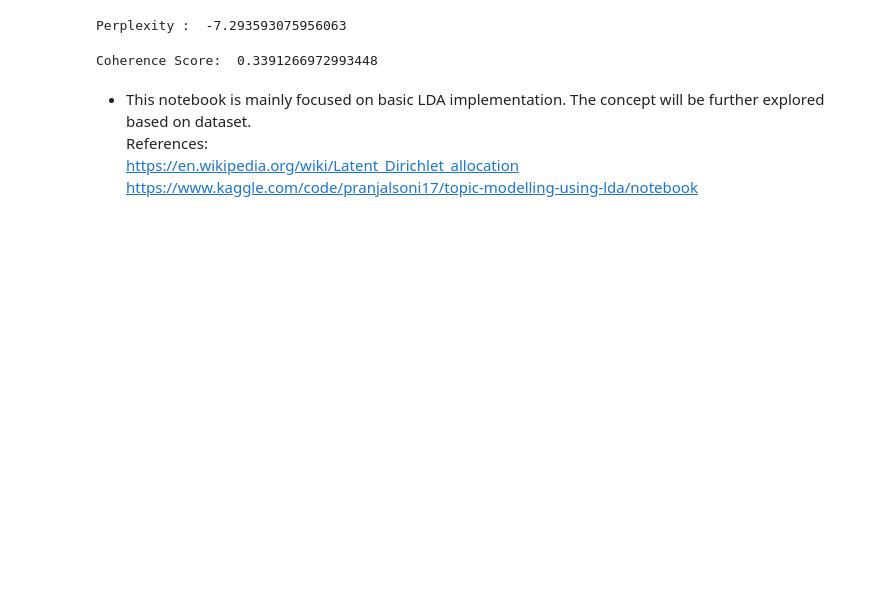
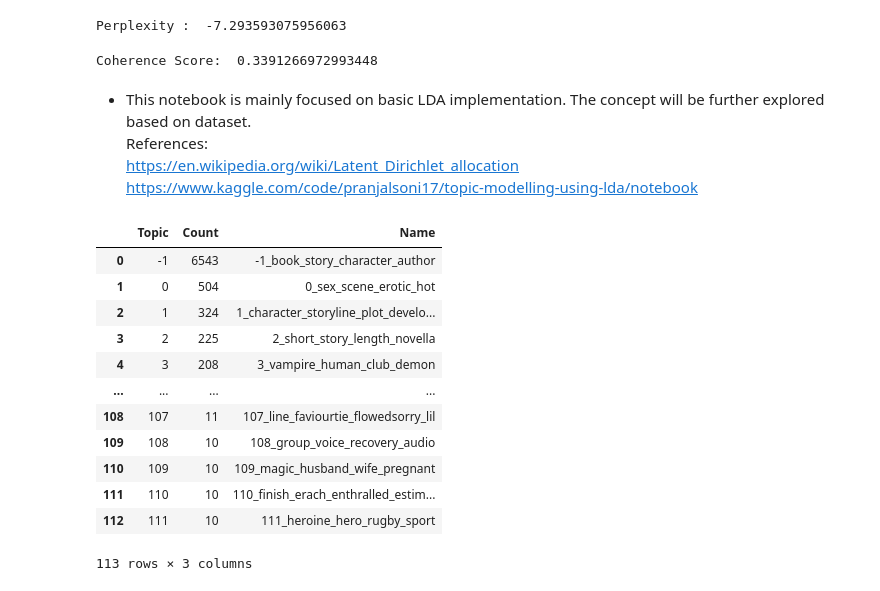
Before and after one commit to pooja614/ML_DL_projects, a Jupyter notebook: Topic_Modelling.ipynb, the cells around one changed output. Cells and saved outputs as stored; diff of their text form; code cells hidden in the pictures; blank space fills up the shorter version.

```diff
--- a/Topic_Modelling.ipynb
+++ b/Topic_Modelling.ipynb
@@ -40,7 +40,10 @@ dtypes_b = {
     'rating':'int32',
 }
 
-df= pd.read_csv(folder_path+ '/preprocessed_kindle_review .csv', usecols=['rating', 'reviewText'], dtype = dtypes_b)
+# df= pd.read_csv(folder_path+ '/preprocessed_kindle_review .csv', usecols=['rating', 'reviewText'], dtype = dtypes_b)
+df_a= pd.read_csv(folder_path+ '/preprocessed_kindle_review .csv',dtype = dtypes_b)
+# %%
+df = df_a[['rating','reviewText']]
 # %%
 df.head()
 # %% [output]
@@ -208,0 +216,21 @@ https://www.kaggle.com/code/pranjalsoni17/topic-modelling-using-lda/notebook
+# %%
+# bertTopic model
+from bertopic import BERTopic
+topic_model = BERTopic(calculate_probabilities=True)
+topics, probabilties=topic_model.fit_transform(df['reviews'])
+# %%
+topic_model.get_topic_info()
+# %% [output]
+|  | Topic | Count | Name |
+| 0 | -1 | 6543 | -1_book_story_character_author |
+| 1 | 0 | 504 | 0_sex_scene_erotic_hot |
+| 2 | 1 | 324 | 1_character_storyline_plot_develo... |
+| 3 | 2 | 225 | 2_short_story_length_novella |
+| 4 | 3 | 208 | 3_vampire_human_club_demon |
+| ... | ... | ... | ... |
+| 108 | 107 | 11 | 107_line_faviourtie_flowedsorry_lil |
+| 109 | 108 | 10 | 108_group_voice_recovery_audio |
+| 110 | 109 | 10 | 109_magic_husband_wife_pregnant |
+| 111 | 110 | 10 | 110_finish_erach_enthralled_estim... |
+| 112 | 111 | 10 | 111_heroine_hero_rugby_sport |
+113 rows × 3 columns
```
Also changed, not shown: parts of 46 cells of this notebook.
